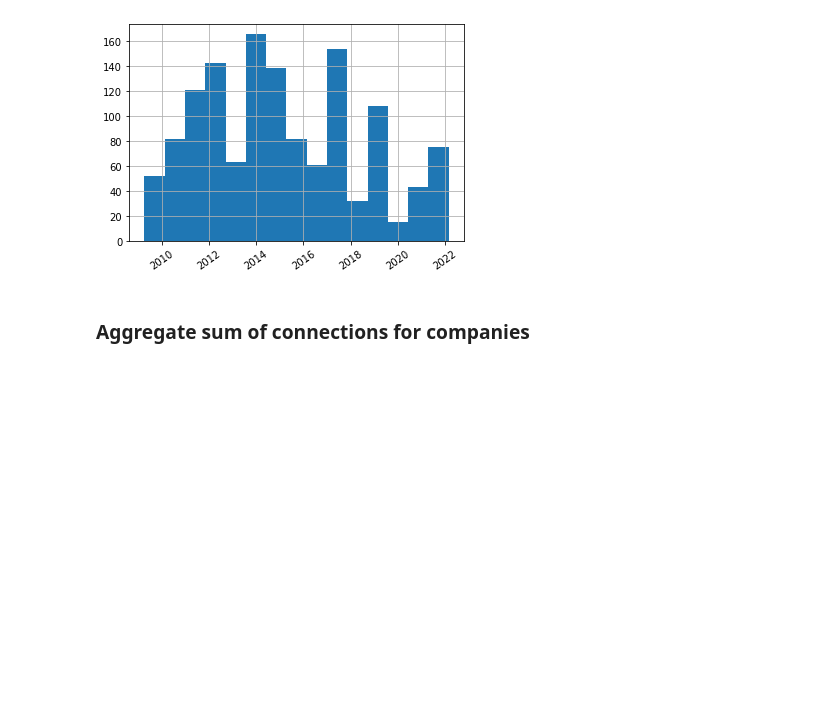
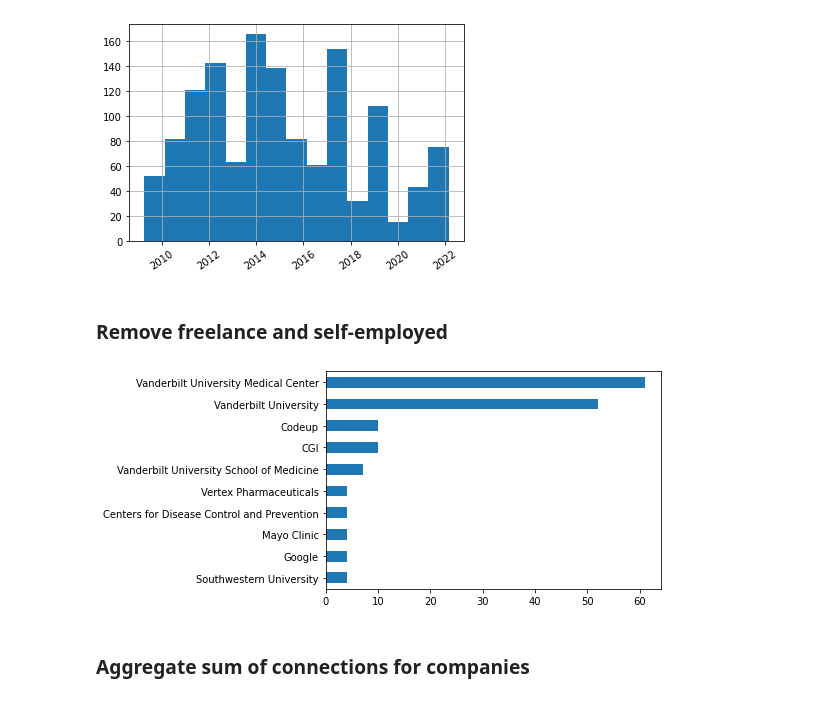
Before and after one commit to Jared-Godar/linked-in, a Jupyter notebook: linkedin.ipynb, the cells around one changed output. Saved outputs shown, nothing was run; the diff lists cells and outputs as text; code cells hidden in the pictures; blank space fills up the shorter version.

Commit message:
Remove freelance and self-employed

```diff
--- a/linkedin.ipynb
+++ b/linkedin.ipynb
@@ -60,6 +60,17 @@ df['position'].value_counts().head(10).plot(kind="barh").invert_yaxis();
 df['connected_on'].hist(xrot=35, bins=15);
 # %% [output]
 [figure]
+# %% [markdown]
+### Remove freelance and self-employed
+# %%
+pattern = "freelance|self-employed|self employed"
+df = df[~df['company'].str.contains(pattern, case=False)]
+# %%
+#Re-run top positions
+
+df['company'].value_counts().head(10).plot(kind="barh").invert_yaxis();
+# %% [output]
+[figure, added]
 # %% [markdown]
 ### Aggregate sum of connections for companies
 # %%
```
